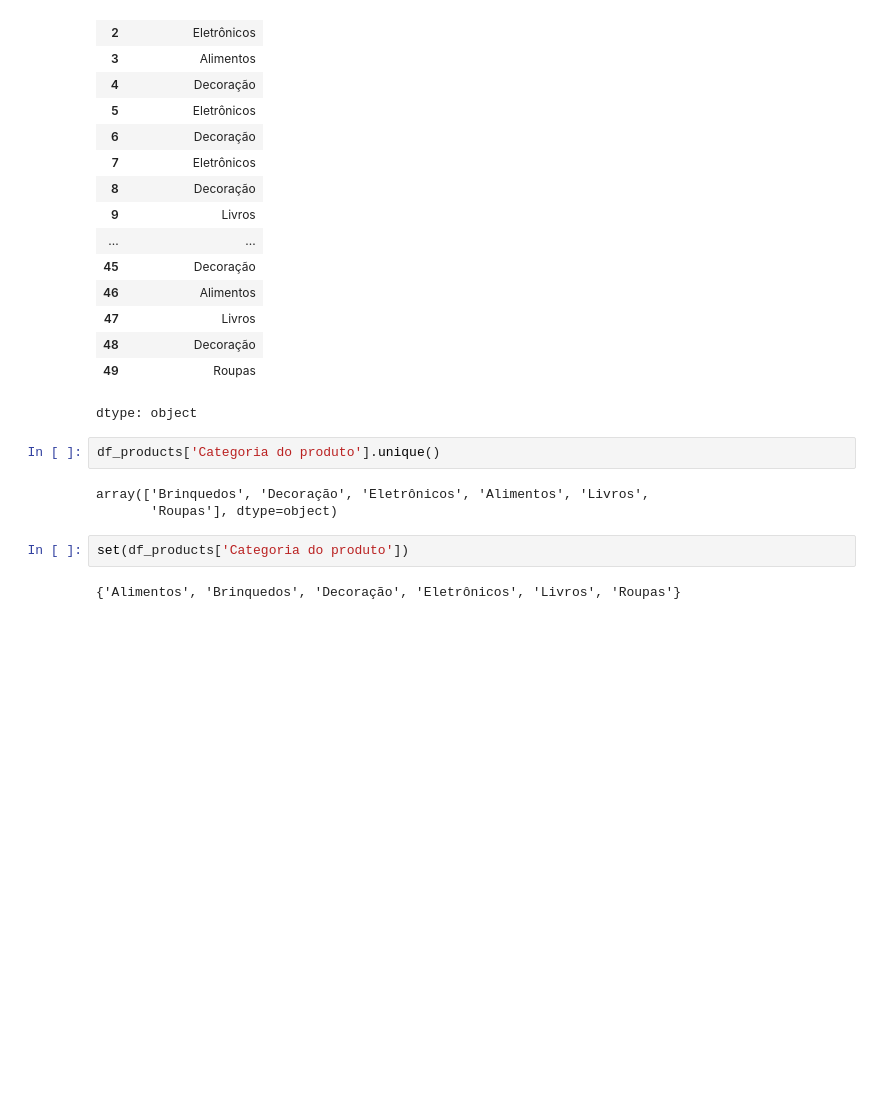
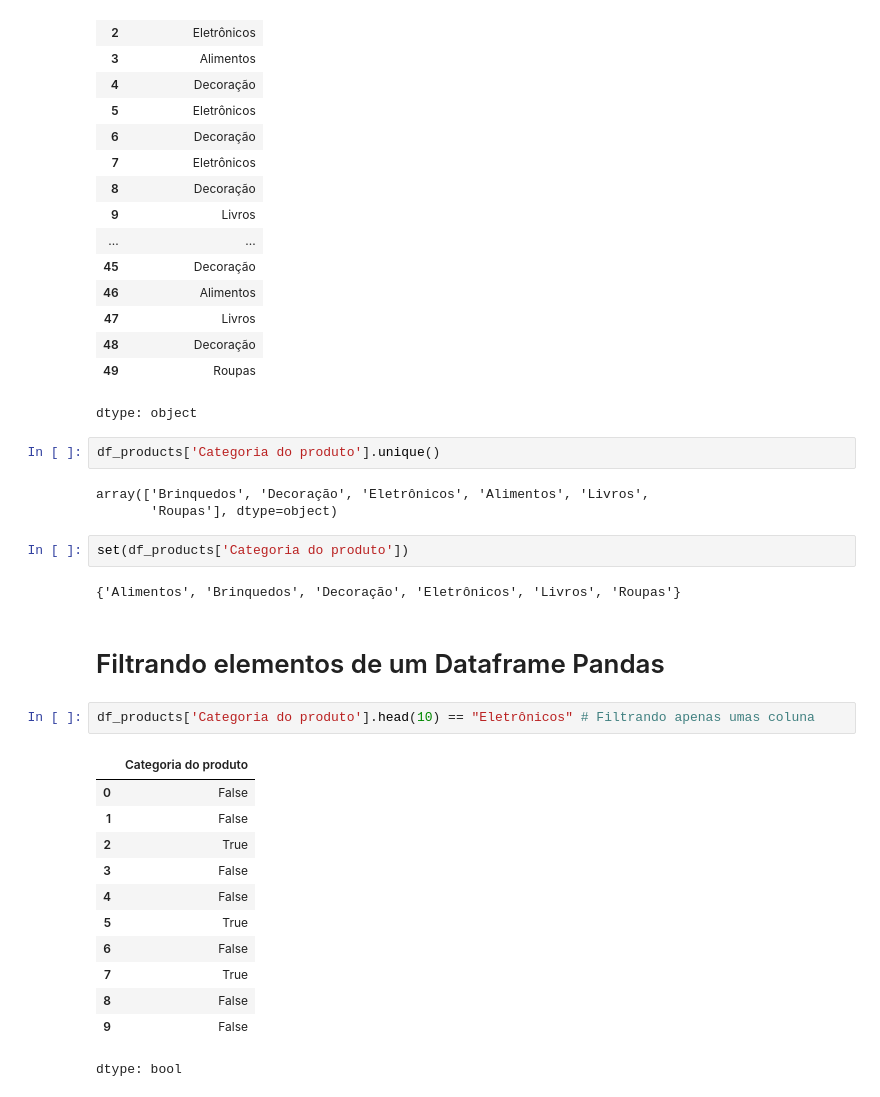
Before and after one commit to Bodegami/formacao-especialista-em-ia, a Jupyter notebook: python-ia-aplicada/Python_applied_ai.ipynb, the cells around one changed output. Cells and saved outputs as stored; diff of their text form; blank space fills up the shorter version.

Commit message:
filtragem de elementos

```diff
--- a/python-ia-aplicada/Python_applied_ai.ipynb
+++ b/python-ia-aplicada/Python_applied_ai.ipynb
@@ -1468,3 +1468,20 @@ array(['Brinquedos', 'Decoração', 'Eletrônicos', 'Alimentos', 'Livros',
 set(df_products['Categoria do produto'])
 # %% [output]
 {'Alimentos', 'Brinquedos', 'Decoração', 'Eletrônicos', 'Livros', 'Roupas'}
+# %% [markdown]
+# Filtrando elementos de um Dataframe Pandas
+# %%
+df_products['Categoria do produto'].head(10) == "Eletrônicos" # Filtrando apenas umas coluna
+# %% [output]
+|  | Categoria do produto |
+| 0 | False |
+| 1 | False |
+| 2 | True |
+| 3 | False |
+| 4 | False |
+| 5 | True |
+| 6 | False |
+| 7 | True |
+| 8 | False |
+| 9 | False |
+dtype: bool
```
Also changed, not shown: parts of 6 cells of this notebook.
